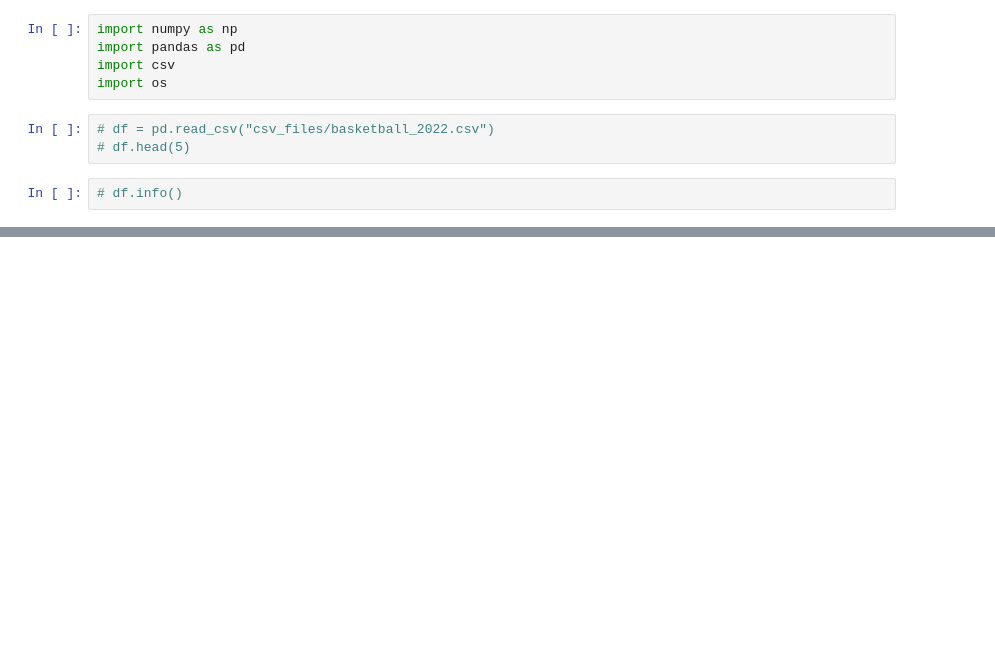
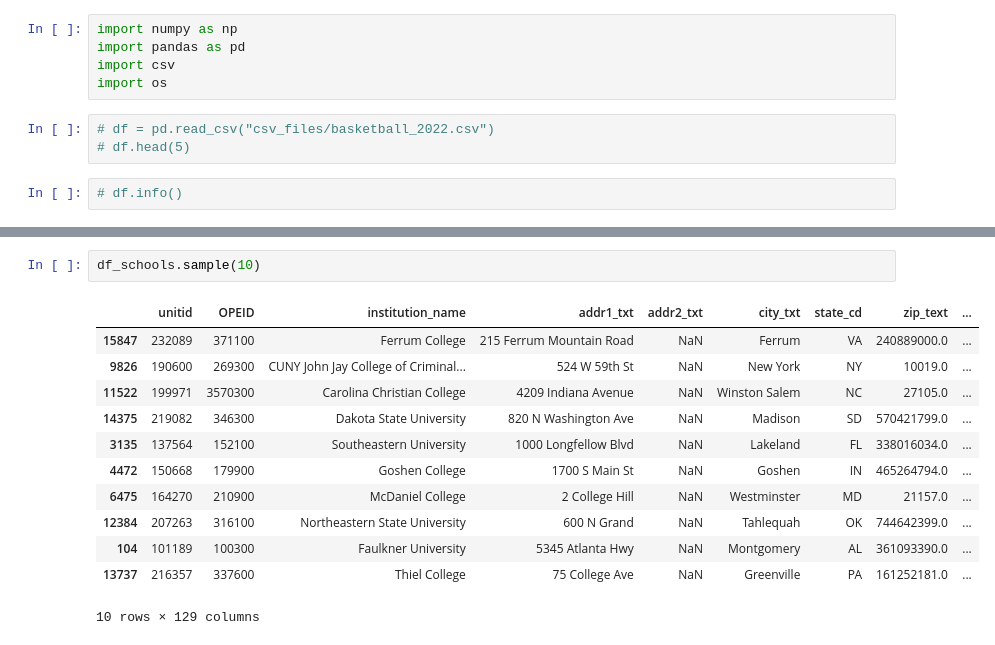
Before and after one commit to mvizzini951/MS2_NIL, a Jupyter notebook: data_cleaning.ipynb, the cells around one changed output, grey strips where cells are left out. Cells and saved outputs as stored; diff of their text form; blank space fills up the shorter version.

```diff
--- a/data_cleaning.ipynb
+++ b/data_cleaning.ipynb
@@ -82,0 +116,15 @@ bball_clean.sample(5)
+# %%
+df_schools.sample(10)
+# %% [output]
+|  | unitid | OPEID | institution_name | addr1_txt | addr2_txt | city_txt | state_cd | zip_text | ... |
+| 15847 | 232089 | 371100 | Ferrum College | 215 Ferrum Mountain Road | NaN | Ferrum | VA | 240889000.0 | ... |
+| 9826 | 190600 | 269300 | CUNY John Jay College of Criminal... | 524 W 59th St | NaN | New York | NY | 10019.0 | ... |
+| 11522 | 199971 | 3570300 | Carolina Christian College | 4209 Indiana Avenue | NaN | Winston Salem | NC | 27105.0 | ... |
+| 14375 | 219082 | 346300 | Dakota State University | 820 N Washington Ave | NaN | Madison | SD | 570421799.0 | ... |
+| 3135 | 137564 | 152100 | Southeastern University | 1000 Longfellow Blvd | NaN | Lakeland | FL | 338016034.0 | ... |
+| 4472 | 150668 | 179900 | Goshen College | 1700 S Main St | NaN | Goshen | IN | 465264794.0 | ... |
+| 6475 | 164270 | 210900 | McDaniel College | 2 College Hill | NaN | Westminster | MD | 21157.0 | ... |
+| 12384 | 207263 | 316100 | Northeastern State University | 600 N Grand | NaN | Tahlequah | OK | 744642399.0 | ... |
+| 104 | 101189 | 100300 | Faulkner University | 5345 Atlanta Hwy | NaN | Montgomery | AL | 361093390.0 | ... |
+| 13737 | 216357 | 337600 | Thiel College | 75 College Ave | NaN | Greenville | PA | 161252181.0 | ... |
+10 rows × 129 columns
```
Also changed, not shown: parts of 8 cells of this notebook, 5 other files.
